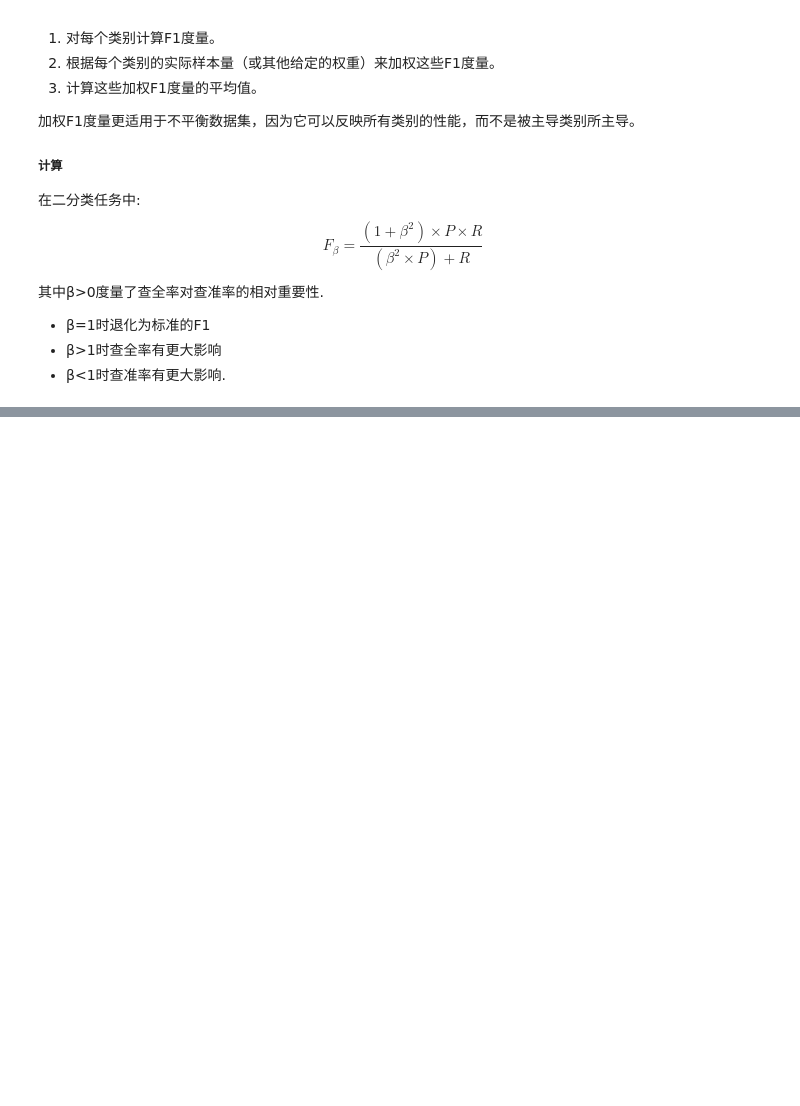
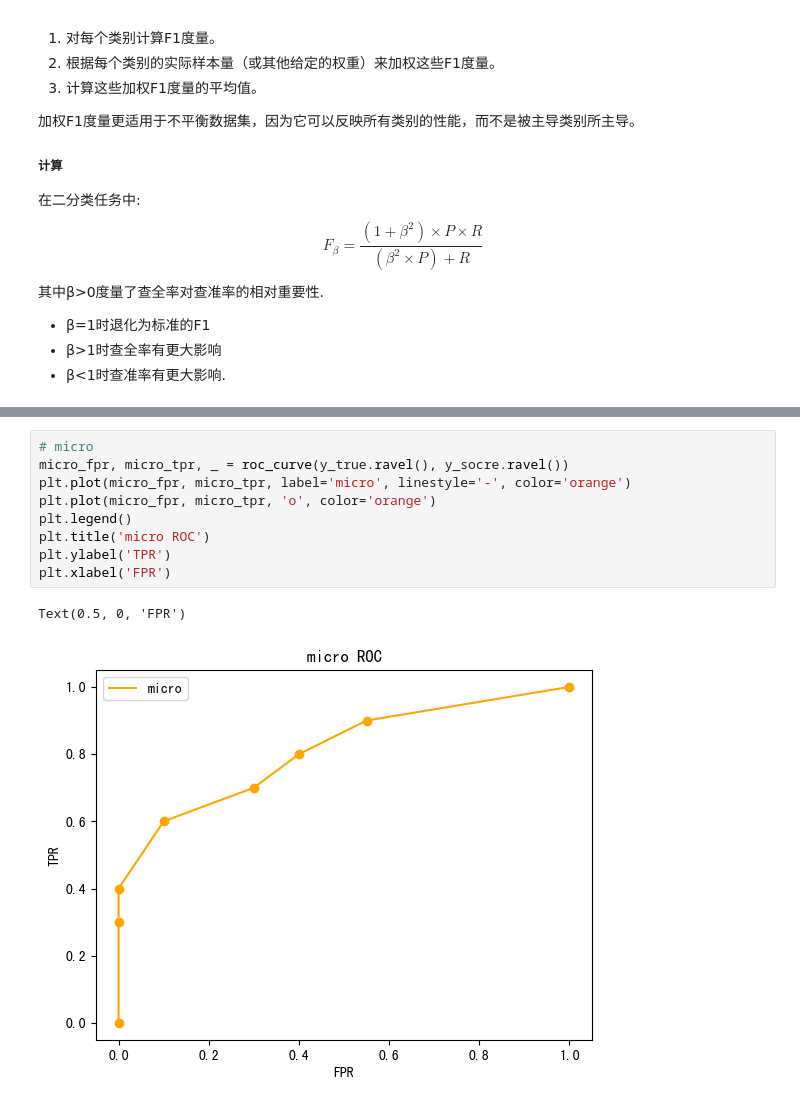
Before and after one commit to 0zero000zero0/python, a Jupyter notebook: machine learning.ipynb, the cells around one changed output, grey strips where cells are left out. Saved outputs shown, nothing was run; the diff lists cells and outputs as text; blank space fills up the shorter version.

```diff
--- a/machine learning.ipynb
+++ b/machine learning.ipynb
@@ -397,0 +438,12 @@ $$
+# %%
+# micro
+micro_fpr, micro_tpr, _ = roc_curve(y_true.ravel(), y_socre.ravel())
+plt.plot(micro_fpr, micro_tpr, label='micro', linestyle='-', color='orange')
+plt.plot(micro_fpr, micro_tpr, 'o', color='orange')
+plt.legend()
+plt.title('micro ROC')
+plt.ylabel('TPR')
+plt.xlabel('FPR')
+# %% [output]
+Text(0.5, 0, 'FPR')
+[figure, added]
```
Also changed, not shown: parts of 15 cells of this notebook.
